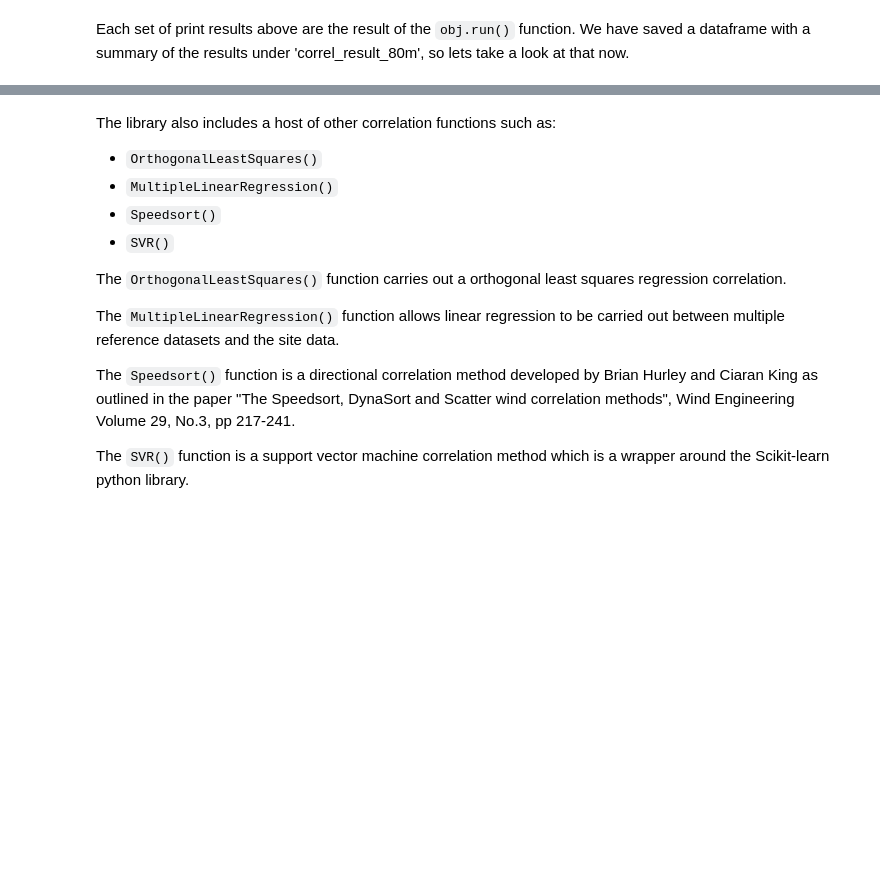
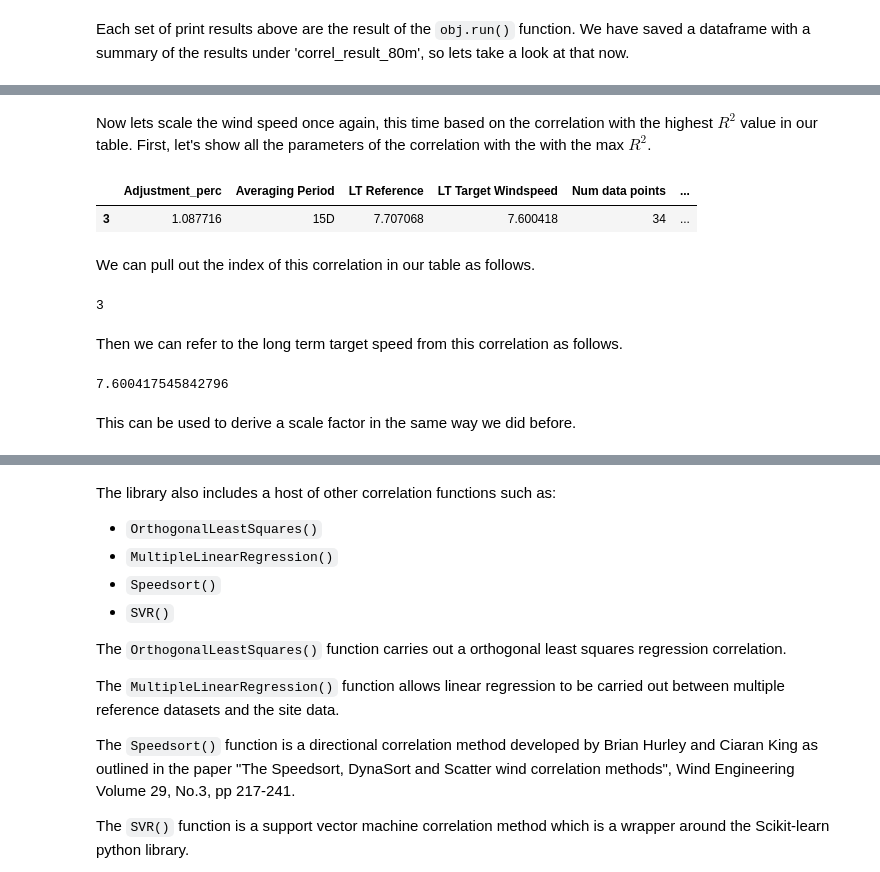
Before and after one commit to brightwind-dev/brightwind, a Jupyter notebook: docs/source/tutorials/becoming_a_correlation_wizard.ipynb, the cells around one changed output, grey strips where cells are left out. Saved outputs shown, nothing was run; the diff lists cells and outputs as text; code cells hidden in the pictures; blank space fills up the shorter version.

```diff
--- a/docs/source/tutorials/becoming_a_correlation_wizard.ipynb
+++ b/docs/source/tutorials/becoming_a_correlation_wizard.ipynb
@@ -290,0 +296,25 @@ We can easily scan down through the results to see the different $R^2$ values fo
+# %% [markdown]
+Now lets scale the wind speed once again, this time based on the correlation with the highest $R^2$ value in our table. First, let's show all the parameters of the correlation with the with the max $R^2$.
+# %%
+# show correlation results when r2 is equal to max r2
+correl_result_80m[correl_result_80m.r2 == max(correl_result_80m.r2)]
+# %% [output]
+|  | Adjustment_perc | Averaging Period | LT Reference | LT Target Windspeed | Num data points | ... |
+| 3 | 1.087716 | 15D | 7.707068 | 7.600418 | 34 | ... |
+# %% [markdown]
+We can pull out the index of this correlation in our table as follows.
+# %%
+# get index of best correlation
+best_index = correl_result_80m.index[correl_result_80m.r2 == max(correl_result_80m.r2)][0]
+# show index
+best_index
+# %% [output]
+3
+# %% [markdown]
+Then we can refer to the long term target speed from this correlation as follows.
+# %%
+correl_result_80m['LT Target Windspeed'][best_index]
+# %% [output]
+7.600417545842796
+# %% [markdown]
+This can be used to derive a scale factor in the same way we did before.
```
Also changed, not shown: parts of 7 cells of this notebook.
